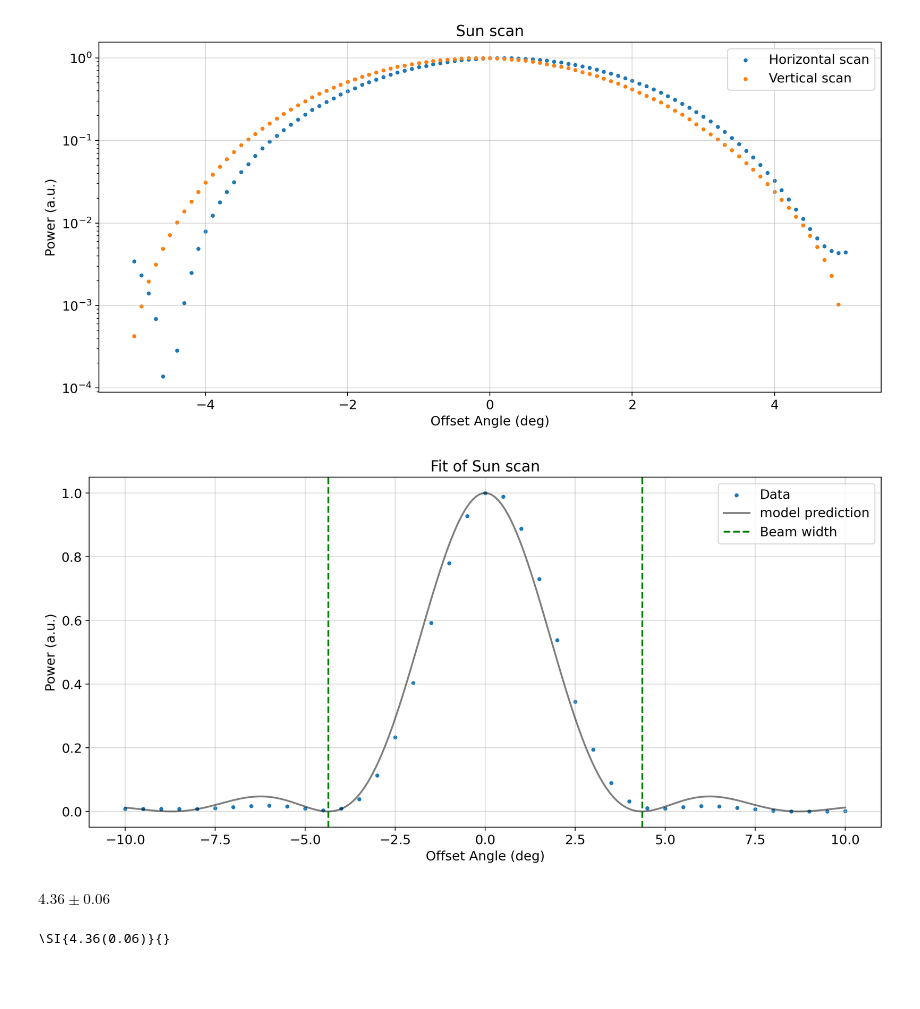
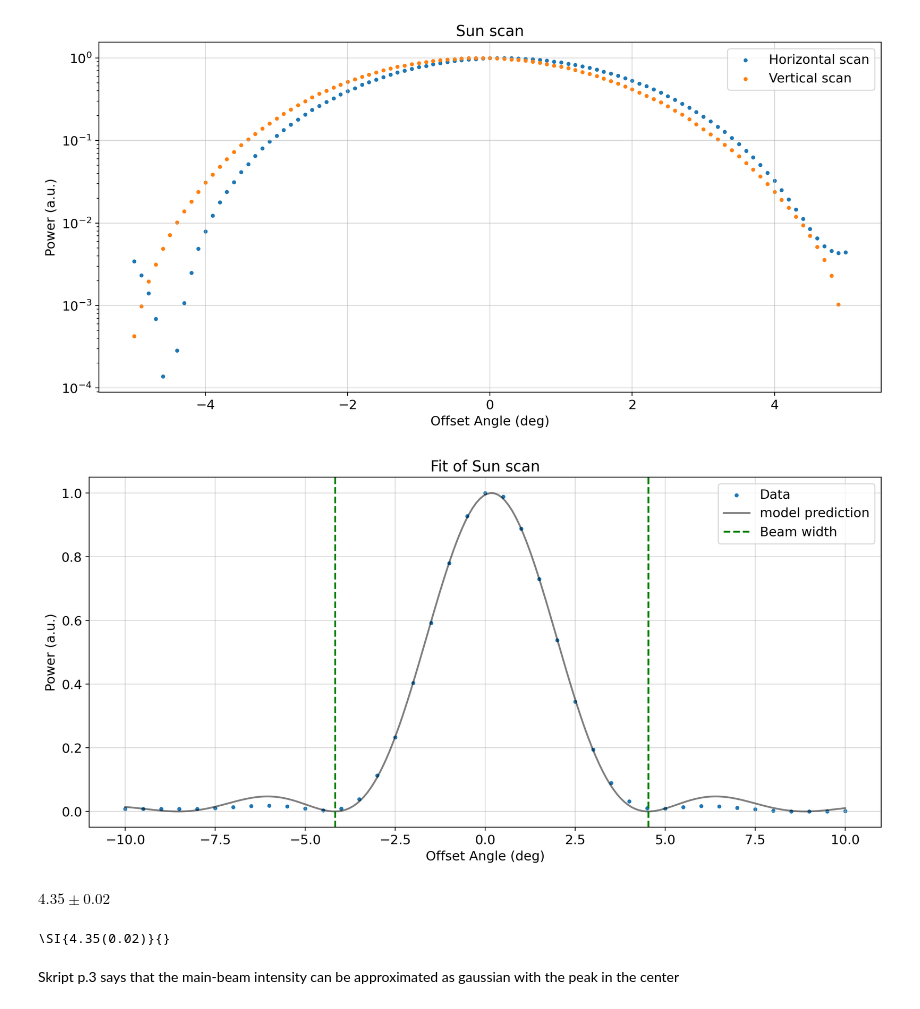
Before and after one commit to SecretGmG/lab, a Jupyter notebook: srt/sun_scan.ipynb, the cells around one changed output. Cells and saved outputs as stored; diff of their text form; code cells hidden in the pictures; blank space fills up the shorter version.

```diff
--- a/srt/sun_scan.ipynb
+++ b/srt/sun_scan.ipynb
@@ -66,29 +61,37 @@ with srt_util.SRT_HDF_Reader('Measurements/SunScan/SunScan_Az10deg_Res0deg5_T112
 # %%
+with srt_util.SRT_HDF_Reader('Measurements/SunScan/SunScan_Az10deg_Res0deg5_T1120_20251002.hdf') as srt_reader:
+    offset = srt_reader.get_object_positions()['CenterH']
+    spec = normalize_spectrum(srt_reader.get_power_spectrum().sum(axis=1))
+
 eps = np.finfo(float).eps
 
-phi, P, a = sympy.symbols('phi P a')
-model_expr = sympy.sin(phi*a+eps)**2 / (phi*a+eps)**2
+phi,phi_0, P, a = sympy.symbols('phi phi_0 P a')
 
-f = pt.SympyFunctionalModel(model_expr, [phi], a)
-f.parameters = np.array([2])
+sinc_arg = (phi - phi_0)*a + eps
+gaussian_model_expr = sympy.sin(sinc_arg)**2 / (sinc_arg)**2
+
+f = pt.SympyFunctionalModel(gaussian_model_expr, [phi_0, a], phi)
+f.parameters = np.array([0,2])
 f.fit(offset, spec)
 
 pt.plotting.set_up_plot('Fit of Sun scan', 'Offset Angle (deg)', 'Power (a.u.)')
 
 plt.scatter(offset, spec, label = 'Data', marker='.')
 f.plot_prediction_smooth(errorband=False)
-beam_width_mean, beam_width_cov = pt.propagate_error(sympy.pi / a, [a], f.parameters, f.parameter_cof() * f.m_0**2)
+beam_width_mean, beam_width_cov = pt.propagate_error(sympy.pi / a, f.parameter_symbols, f.parameters, f.parameter_cof() * f.m_0**2)
 beam_width = pt.UErr(beam_width_mean, beam_width_cov[0,0]**0.5)
 
-plt.axvline(beam_width_mean, color='green', linestyle='--', label='Beam width')
-plt.axvline(-beam_width_mean, color='green', linestyle='--')
+center = f.parameters[0]
+
+plt.axvline(center + beam_width_mean, color='green', linestyle='--', label='Beam width')
+plt.axvline(center - beam_width_mean, color='green', linestyle='--')
 
 plt.legend()
 plt.show()
 
 display(beam_width)
 print(beam_width.latex())
 # %% [output]
-[figure, old version]
+[figure, new version]
-$4.36 \pm 0.06$
+$4.35 \pm 0.02$
-\SI{4.36(0.06)}{}
+\SI{4.35(0.02)}{}
@@ -98,0 +98,2 @@ with srt_util.SRT_HDF_Reader('Measurements/SunScan/SunScan_Az5deg_Res0deg1_T1130
+# %% [markdown]
+Skript p.3 says that the main-beam intensity can be approximated as gaussian with the peak in the center
```
Also changed, not shown: parts of 7 cells of this notebook, 3 other files.
